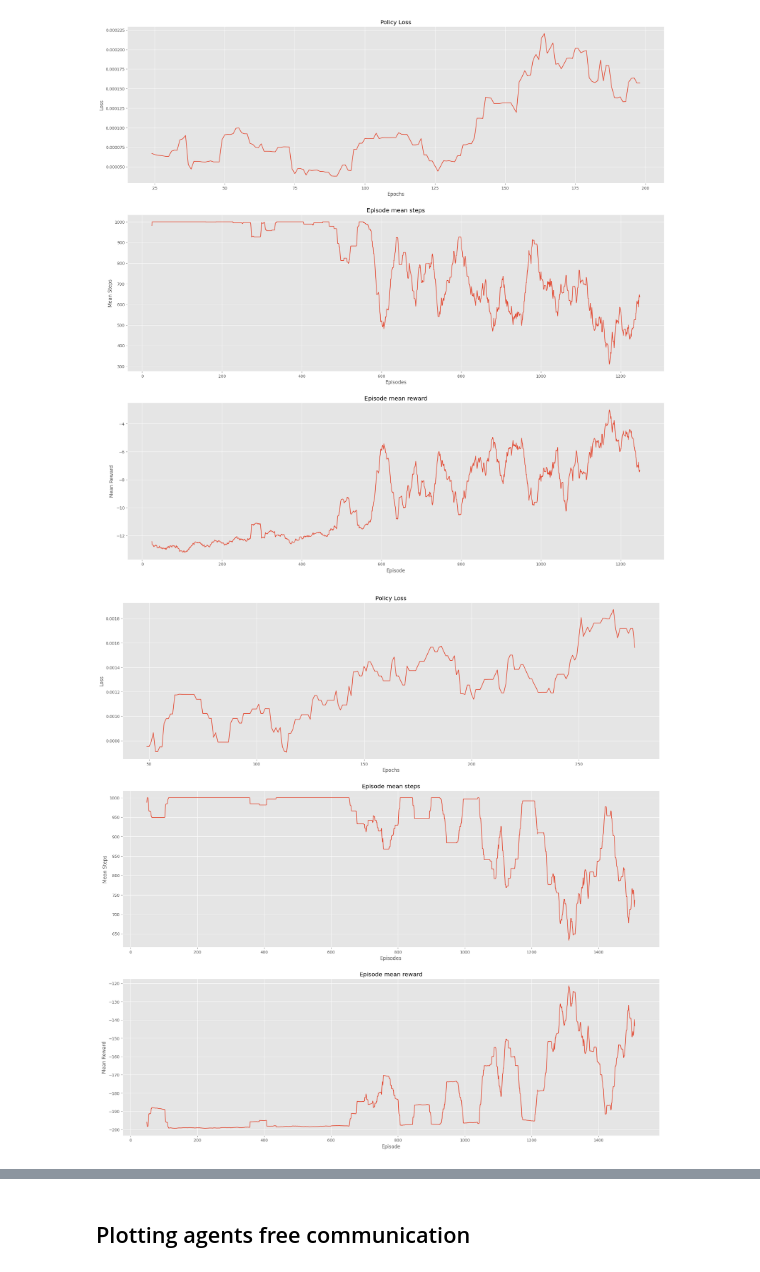
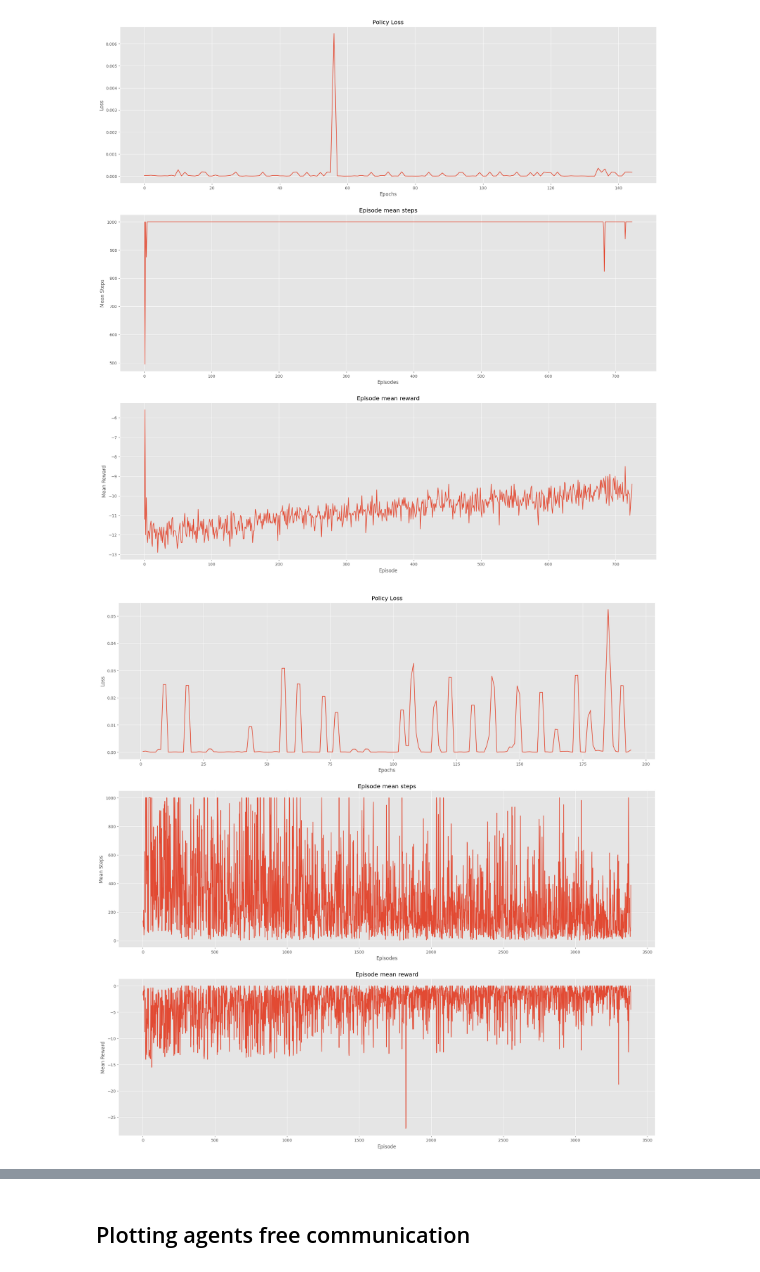
Before and after one commit to tcarausu/SwarmRobots, a Jupyter notebook: envs/analyze.ipynb, the cells around one changed output, grey strips where cells are left out. Saved outputs shown, nothing was run; the diff lists cells and outputs as text; code cells hidden in the pictures.

```diff
--- a/envs/analyze.ipynb
+++ b/envs/analyze.ipynb
@@ -93,10 +93,10 @@ def compare_results(f1,f2,label1, label2, rolling = False):
 
     fig.legend([label1,label2], loc="lower center")
 # %%
-_ = get_results("results/MULTIAGENT_DISCRETE_NO_RAYCASTS_8agent/FirstRunAleReward/log.json", visualize=True,num_agents=8, rolling_mean=True, window=25)
+_ = get_results("results/MULTIAGENT_DISCRETE_10agent_less_obs/firstRunSecndPart//log.json", visualize=True,num_agents=10, rolling_mean=False, window=25)
 # %% [output]
-[figure, old version]
+[figure, new version]
 # %%
-_ = get_results("results/MULTIAGENT_DISCRETE_4agent_random_lessobs/FirstRun/log.json", visualize=True, rolling_mean=True, window=50, num_agents=4)
+_ = get_results("results/MD_4agent_simple_no_comm_3rays/FirstRun/log.json", visualize=True, rolling_mean=True, window=2, num_agents=4)
 # %% [output]
-[figure, old version]
+[figure, new version]
```
Also changed, not shown: parts of 1 cell of this notebook, 45 other files.
